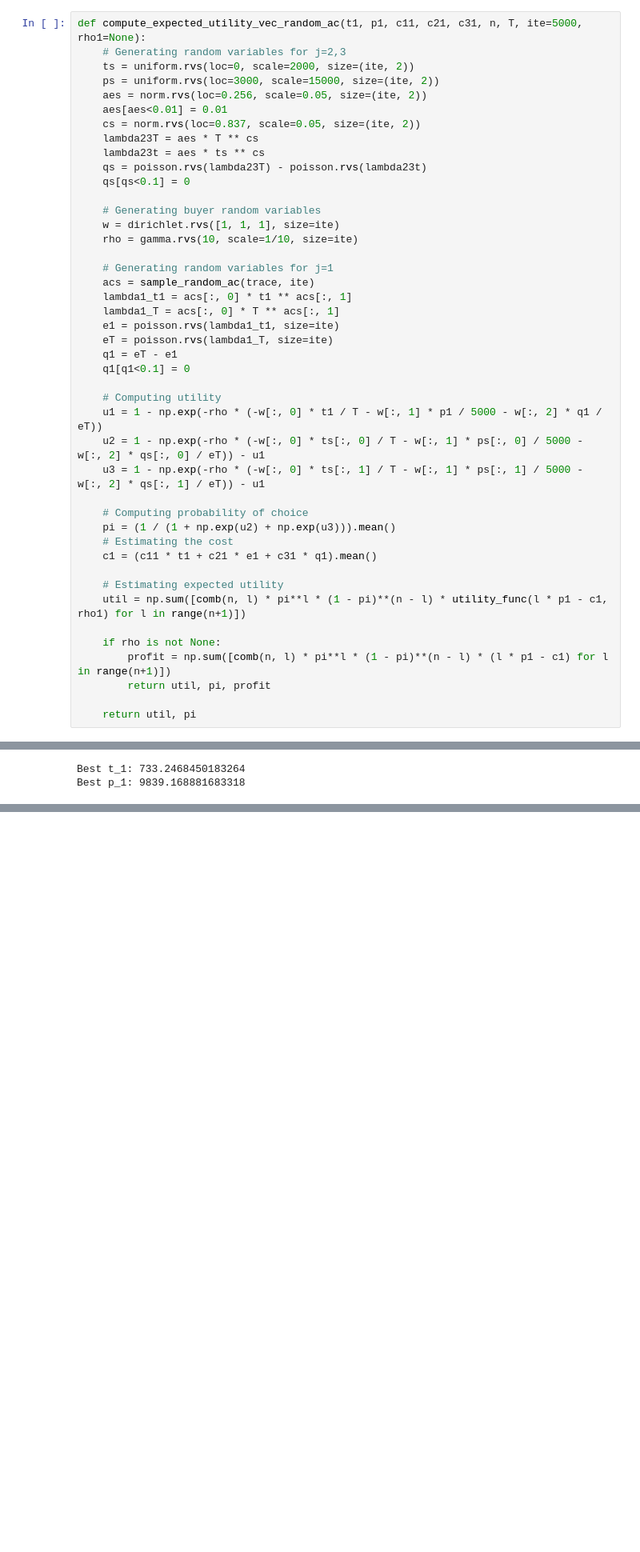
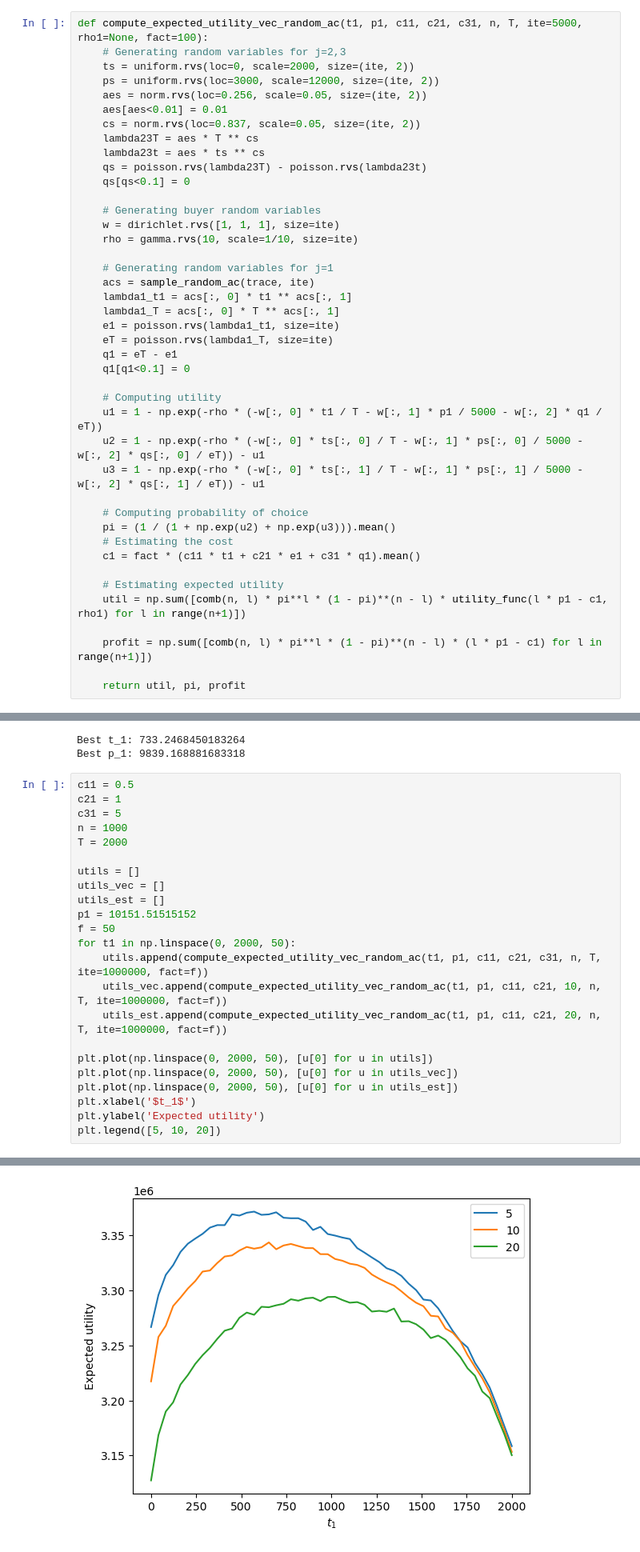
Before and after one commit to pablogarciarce/ProductLaunching, a Jupyter notebook: ProdLaunch.ipynb, the cells around one changed output, grey strips where cells are left out. Shown: that part at 80% size. Drawn from its saved outputs; the diff is of its cells as text; blank space fills up the shorter version.

```diff
--- a/ProdLaunch.ipynb
+++ b/ProdLaunch.ipynb
@@ -169,8 +138,8 @@ def compute_expected_utility_vec(t1, p1, lambda1, c11, c21, c31, n, T, ite=5000,
 # %%
-def compute_expected_utility_vec_random_ac(t1, p1, c11, c21, c31, n, T, ite=5000, rho1=None):
+def compute_expected_utility_vec_random_ac(t1, p1, c11, c21, c31, n, T, ite=5000, rho1=None, fact=100):
     # Generating random variables for j=2,3
     ts = uniform.rvs(loc=0, scale=2000, size=(ite, 2))
-    ps = uniform.rvs(loc=3000, scale=15000, size=(ite, 2))
+    ps = uniform.rvs(loc=3000, scale=12000, size=(ite, 2))
     aes = norm.rvs(loc=0.256, scale=0.05, size=(ite, 2))
     aes[aes<0.01] = 0.01
     cs = norm.rvs(loc=0.837, scale=0.05, size=(ite, 2))
@@ -200,16 +169,14 @@ def compute_expected_utility_vec_random_ac(t1, p1, c11, c21, c31, n, T, ite=5000
     # Computing probability of choice
     pi = (1 / (1 + np.exp(u2) + np.exp(u3))).mean()
     # Estimating the cost
-    c1 = (c11 * t1 + c21 * e1 + c31 * q1).mean()
+    c1 = fact * (c11 * t1 + c21 * e1 + c31 * q1).mean()
 
     # Estimating expected utility
     util = np.sum([comb(n, l) * pi**l * (1 - pi)**(n - l) * utility_func(l * p1 - c1, rho1) for l in range(n+1)])
 
-    if rho is not None:
-        profit = np.sum([comb(n, l) * pi**l * (1 - pi)**(n - l) * (l * p1 - c1) for l in range(n+1)])
-        return util, pi, profit
+    profit = np.sum([comb(n, l) * pi**l * (1 - pi)**(n - l) * (l * p1 - c1) for l in range(n+1)])
 
-    return util, pi
+    return util, pi, profit
 # %%
 c11 = 0.5
 c21 = 1
@@ -550,3 +512,27 @@ print("Best p_1:", best_p1)
 # %% [output]
 Best t_1: 733.2468450183264
 Best p_1: 9839.168881683318
+# %%
+c11 = 0.5
+c21 = 1
+c31 = 5
+n = 1000
+T = 2000
+
+utils = []
+utils_vec = []
+utils_est = []
+p1 = 10151.51515152
+f = 50
+for t1 in np.linspace(0, 2000, 50):
+    utils.append(compute_expected_utility_vec_random_ac(t1, p1, c11, c21, c31, n, T, ite=1000000, fact=f))
+    utils_vec.append(compute_expected_utility_vec_random_ac(t1, p1, c11, c21, 10, n, T, ite=1000000, fact=f))
+    utils_est.append(compute_expected_utility_vec_random_ac(t1, p1, c11, c21, 20, n, T, ite=1000000, fact=f))
+
+plt.plot(np.linspace(0, 2000, 50), [u[0] for u in utils])
+plt.plot(np.linspace(0, 2000, 50), [u[0] for u in utils_vec])
+plt.plot(np.linspace(0, 2000, 50), [u[0] for u in utils_est])
+plt.xlabel('$t_1$')
+plt.ylabel('Expected utility')
+plt.legend([5, 10, 20])
+# %% [output]
@@ -553,3 +540,4 @@ Best p_1: 9839.168881683318
+[figure, added]
 # %%
 c11 = 0.5
 c21 = 1
```
Also changed, not shown: parts of 21 cells of this notebook, 4 other files.
